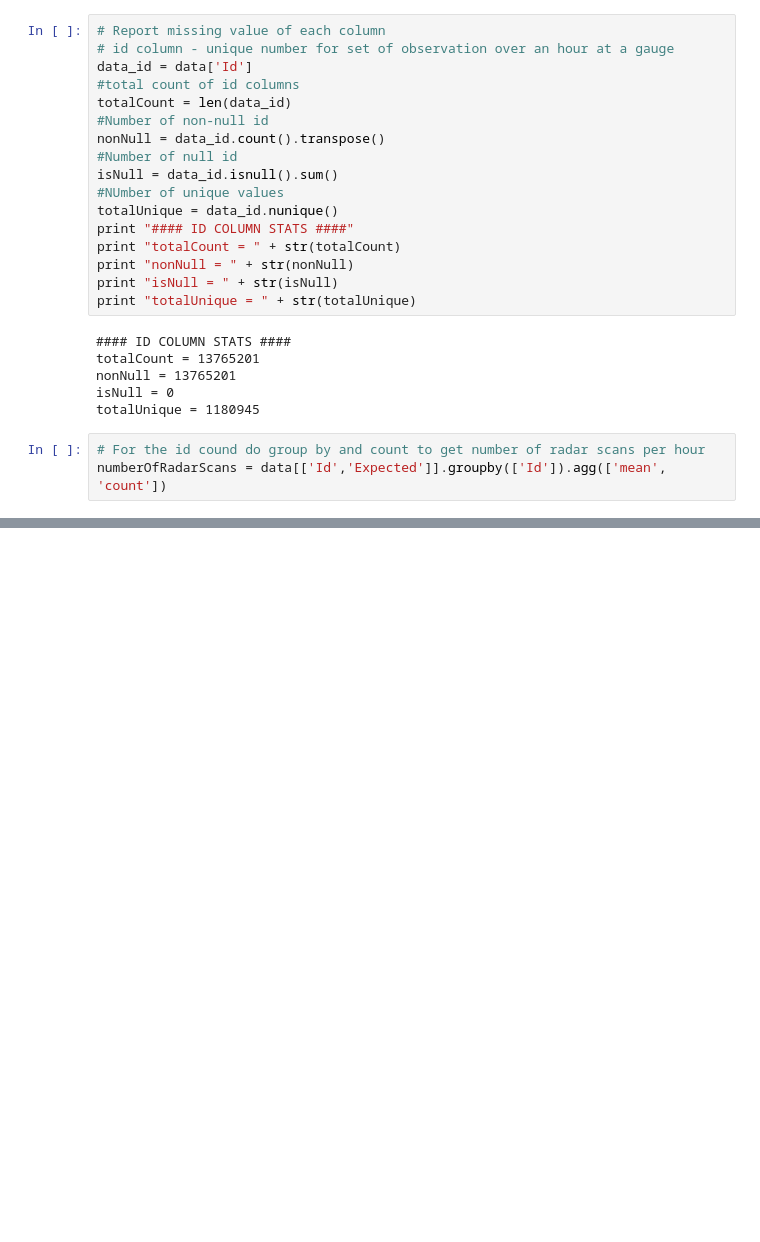
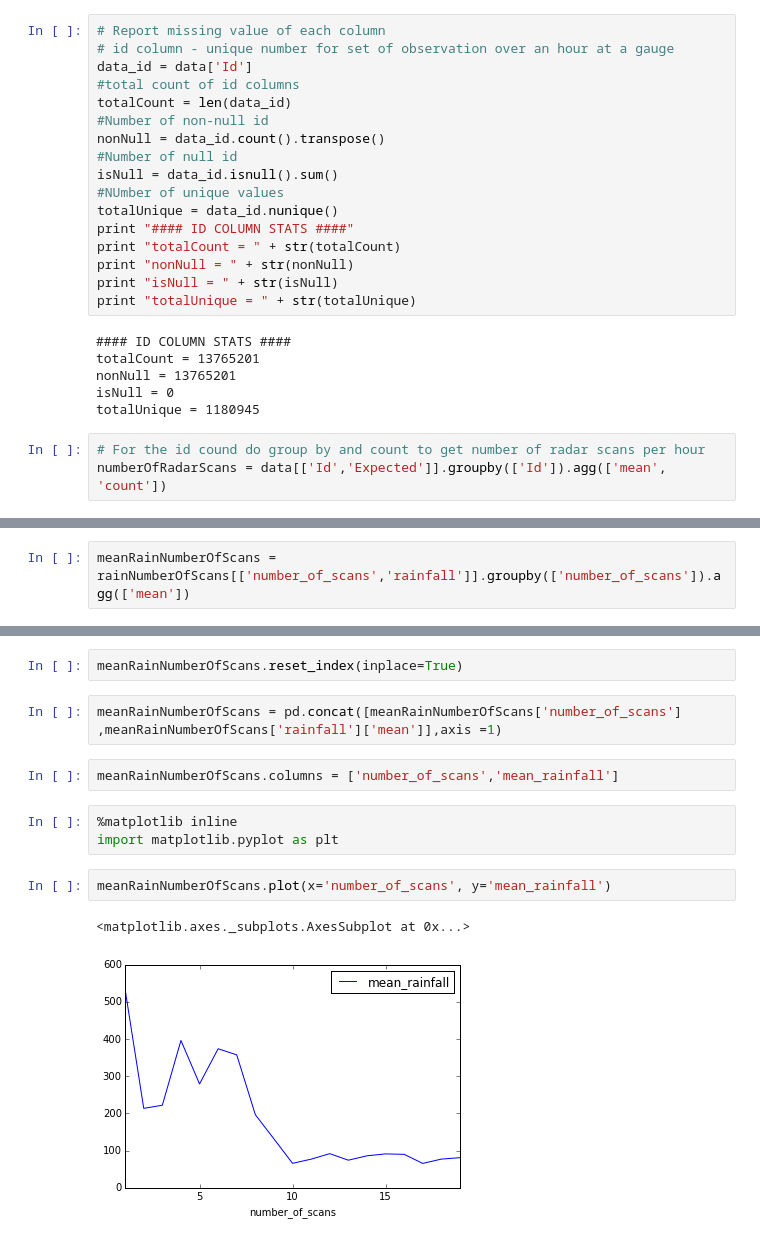
Before and after one commit to saketkc/launchpad, a Jupyter notebook: Data Stats.ipynb, the cells around one changed output, grey strips where cells are left out. Drawn from its saved outputs; the diff is of its cells as text; blank space fills up the shorter version.

Commit message:
relation between number of scans and avg_rainfall_recorded

```diff
--- a/Data Stats.ipynb
+++ b/Data Stats.ipynb
@@ -75,0 +59,2 @@ numberOfRadarScans
+# %%
+meanRainNumberOfScans = rainNumberOfScans[['number_of_scans','rainfall']].groupby(['number_of_scans']).agg(['mean'])
@@ -75,0 +83,14 @@ numberOfRadarScans
+# %%
+meanRainNumberOfScans.reset_index(inplace=True)
+# %%
+meanRainNumberOfScans = pd.concat([meanRainNumberOfScans['number_of_scans'] ,meanRainNumberOfScans['rainfall']['mean']],axis =1)
+# %%
+meanRainNumberOfScans.columns = ['number_of_scans','mean_rainfall']
+# %%
+%matplotlib inline
+import matplotlib.pyplot as plt
+# %%
+meanRainNumberOfScans.plot(x='number_of_scans', y='mean_rainfall')
+# %% [output]
+<matplotlib.axes._subplots.AxesSubplot at 0x...>
+[figure, added]
```
Also changed, not shown: parts of 5 cells of this notebook.
